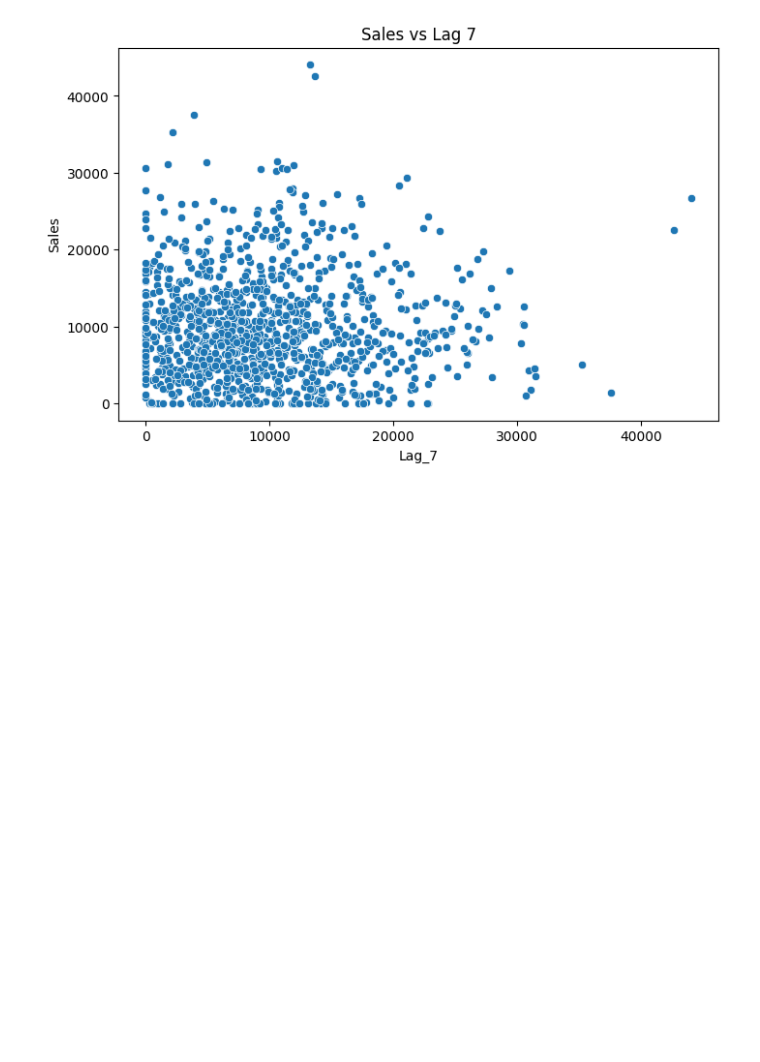
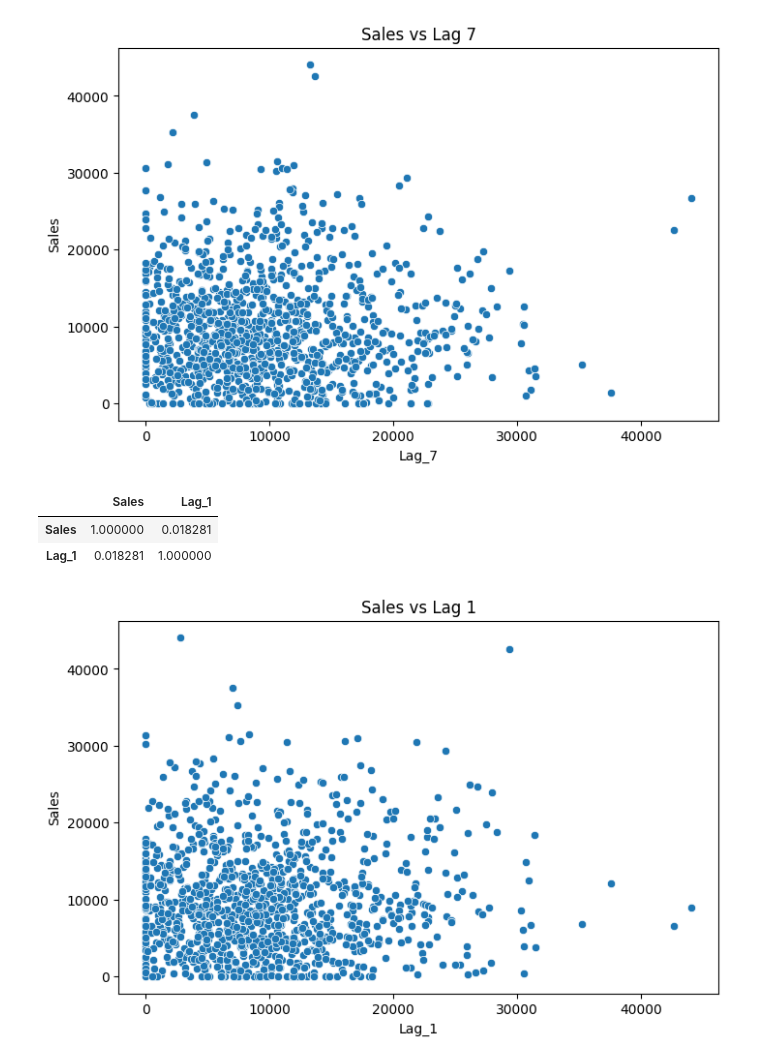
Before and after one commit to elvispreakerebi/ml-pipeline-formative-1, a Jupyter notebook: Copy_of_Welcome_To_Colab.ipynb, the cells around one changed output. Cells and saved outputs as stored; diff of their text form; code cells hidden in the pictures; blank space fills up the shorter version.

Commit message:
VIsualizing features Lag_1, Lag_7, MA_7, MA_30

```diff
--- a/Copy_of_Welcome_To_Colab.ipynb
+++ b/Copy_of_Welcome_To_Colab.ipynb
@@ -52,6 +52,7 @@ pd.read_csv('/content/data/ecommerce_sales_data.csv')
 | 3499 | 2024-11-01 | Smartwatch | Electronics | East | 9 | 10530 | 1777.32 |
 3500 rows × 7 columns
 # %%
+df = pd.read_csv('/content/data/ecommerce_sales_data.csv')
 df.info() #checkong for null values
 # %% [output]
 <class 'pandas.core.frame.DataFrame'>
@@ -154,3 +163,19 @@ plt.title("Sales vs Lag 7")
 plt.show()
 # %% [output]
 [figure]
+# %%
+daily_df['Lag_1'] = daily_df['Sales'].shift(1)
+
+correlation_lag1 = daily_df[['Sales','Lag_1']].corr()
+correlation_lag1
+# %% [output]
+|  | Sales | Lag_1 |
+| Sales | 1.000000 | 0.018281 |
+| Lag_1 | 0.018281 | 1.000000 |
+# %%
+plt.figure(figsize=(8,5))
+sns.scatterplot(x=daily_df['Lag_1'], y=daily_df['Sales'])
+plt.title("Sales vs Lag 1")
+plt.show()
+# %% [output]
+[figure, added]
```
Also changed, not shown: parts of 4 cells of this notebook.
